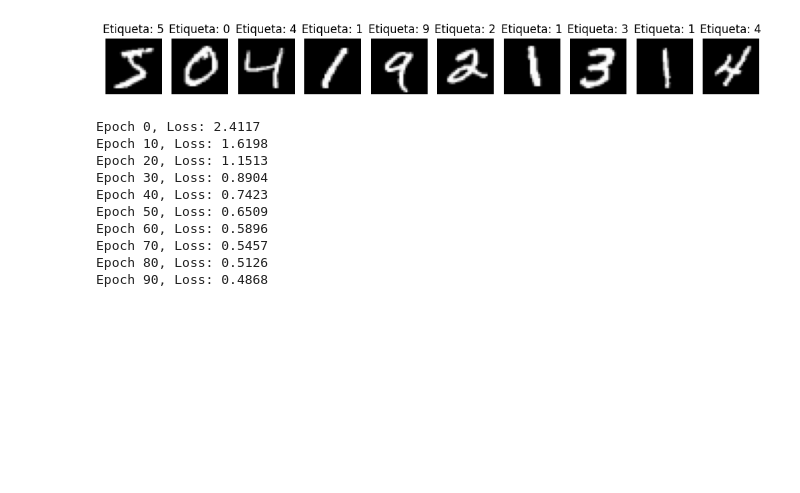
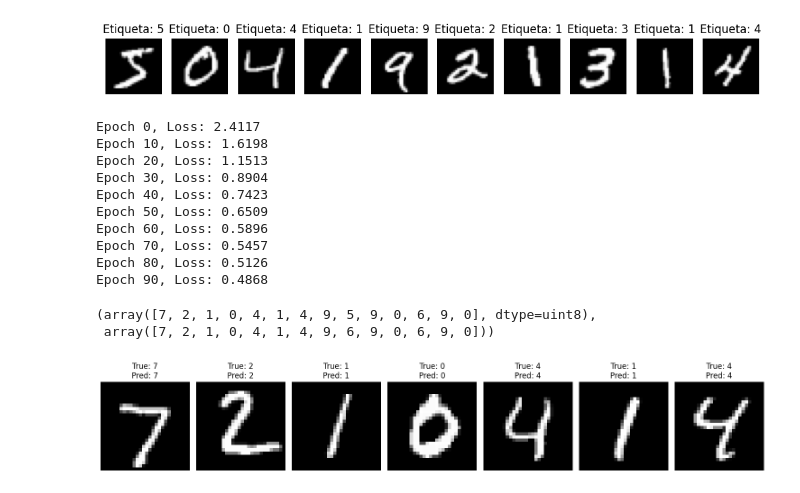
Before and after one commit to ignacio-ave/ADA-Portafolio, a Jupyter notebook: Backpropagation/backpropagation.ipynb, the cells around one changed output. Saved outputs shown, nothing was run; the diff lists cells and outputs as text; code cells hidden in the pictures; blank space fills up the shorter version.

```diff
--- a/Backpropagation/backpropagation.ipynb
+++ b/Backpropagation/backpropagation.ipynb
@@ -194,3 +163,41 @@ Epoch 60, Loss: 0.5896
 Epoch 70, Loss: 0.5457
 Epoch 80, Loss: 0.5126
 Epoch 90, Loss: 0.4868
+# %%
+def predict(X):
+    _, _, _, A2 = forward_propagation(X)
+    predictions = np.argmax(A2, axis=1)
+    return predictions
+# %%
+
+# Caso 1
+#
+num_samples = 14
+test_samples = X_test[:num_samples]
+true_labels = y_test[:num_samples]
+predicted_labels = predict(test_samples)
+
+# Display the true labels and the predicted labels for comparison
+true_labels, predicted_labels
+# %% [output]
+(array([7, 2, 1, 0, 4, 1, 4, 9, 5, 9, 0, 6, 9, 0], dtype=uint8),
+ array([7, 2, 1, 0, 4, 1, 4, 9, 6, 9, 0, 6, 9, 0]))
+# %%
+# Function to visualize images along with their true labels and predicted labels
+def visualizar_predicciones(imagenes, etiquetas_verdaderas, etiquetas_predichas, num_muestras=20):
+    fig, axes = plt.subplots(1, num_muestras, figsize=(15, 3))
+
+    for i, ax in enumerate(axes):
+        # Reshape the image from (784,) to (28, 28)
+        imagen = imagenes[i].reshape(28, 28)
+        ax.imshow(imagen, cmap='gray')
+        ax.set_title(f'True: {etiquetas_verdaderas[i]}\nPred: {etiquetas_predichas[i]}')
+        ax.axis('off')
+
+    plt.tight_layout()
+    plt.show()
+
+# Visualize the images, true labels and predicted labels using the function
+visualizar_predicciones(test_samples, true_labels, predicted_labels, num_muestras=num_samples)
+# %% [output]
+[figure, added]
```
Also changed, not shown: parts of 10 cells of this notebook.
